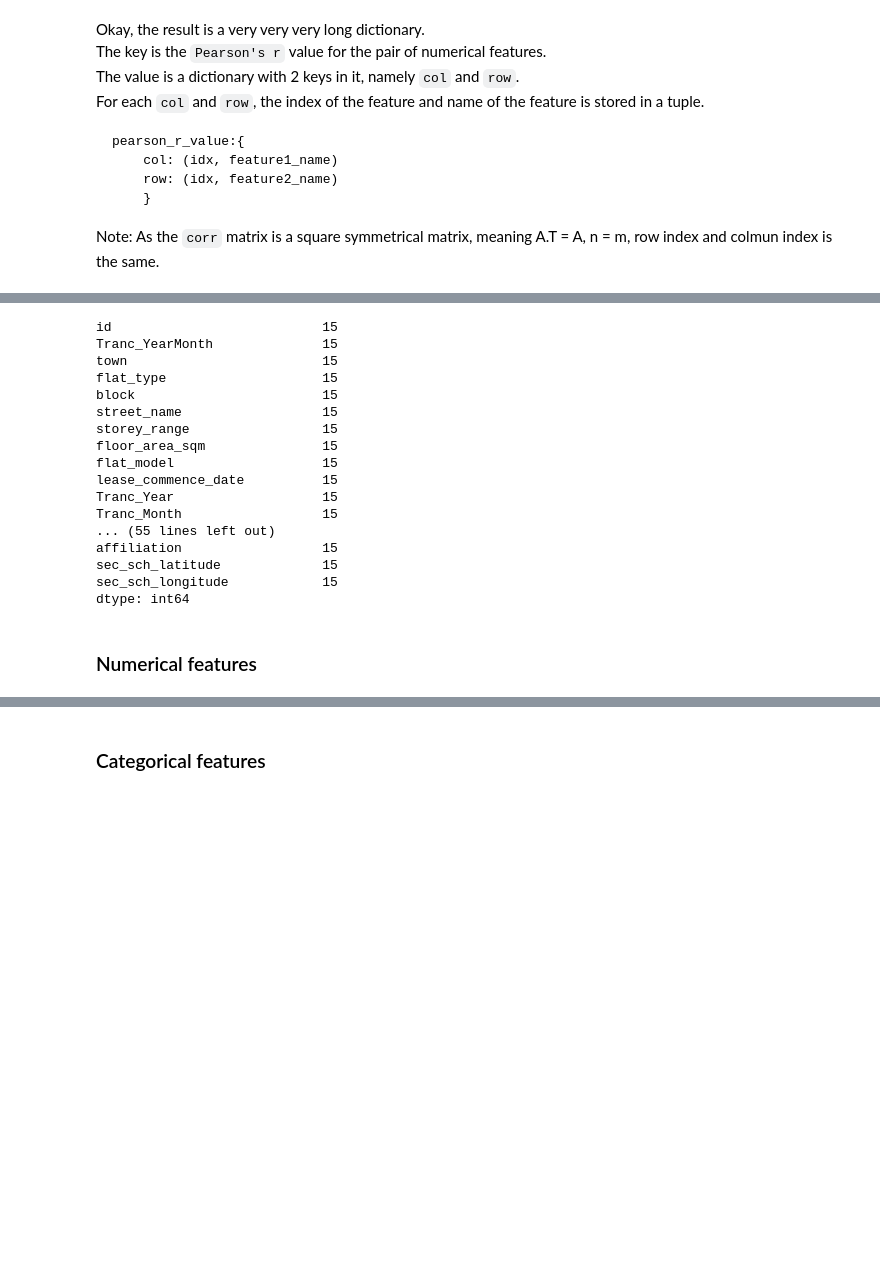
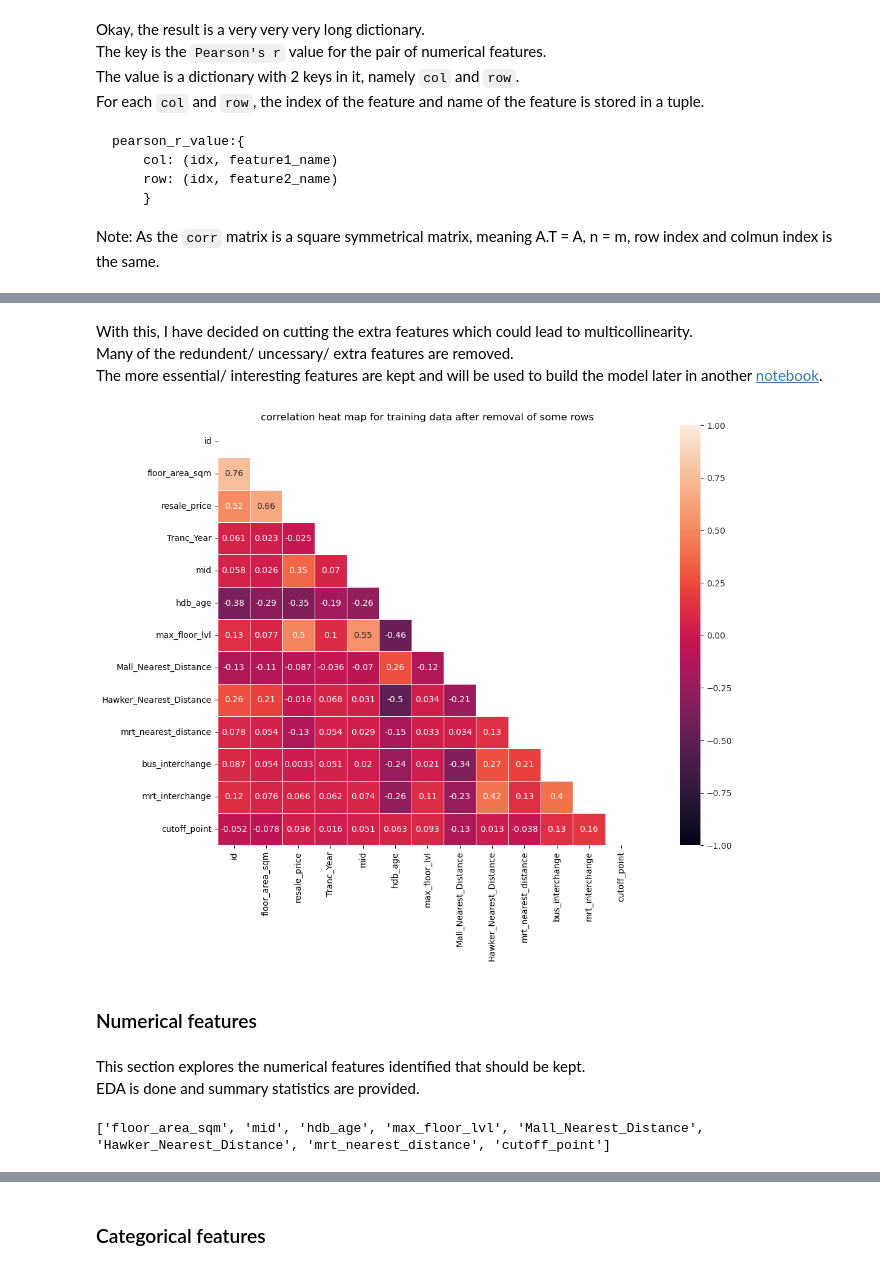
Before and after one commit to Luke-zm/DSI_Proj, a Jupyter notebook: project_2/code/house_EDA.ipynb, the cells around one changed output, grey strips where cells are left out. Saved outputs shown, nothing was run; the diff lists cells and outputs as text; code cells hidden in the pictures; blank space fills up the shorter version.

```diff
--- a/project_2/code/house_EDA.ipynb
+++ b/project_2/code/house_EDA.ipynb
@@ -530,20 +490,0 @@ array(['KALLANG/WHAMPOA', 'BISHAN', 'BUKIT BATOK', 'YISHUN', 'GEYLANG',
-# %%
-train_copy.loc[train_copy.market_hawker == 'Y'].count()
-# %% [output]
-id                           15
-Tranc_YearMonth              15
-town                         15
-flat_type                    15
-block                        15
-street_name                  15
-storey_range                 15
-floor_area_sqm               15
-flat_model                   15
-lease_commence_date          15
-Tranc_Year                   15
-Tranc_Month                  15
-... (55 lines left out)
-affiliation                  15
-sec_sch_latitude             15
-sec_sch_longitude            15
-dtype: int64
@@ -550,2 +493,24 @@ dtype: int64
+# %% [markdown]
+With this, I have decided on cutting the extra features which could lead to multicollinearity.
+Many of the redundent/ uncessary/ extra features are removed.
+The more essential/ interesting features are kept and will be used to build the model later in another [notebook](./house_reg_model.ipynb).
+# %%
+reduced_train = pd.read_csv('../datasets/reduced_train.csv')
+# %%
+plt.figure(figsize = (18,9))
+plt.title("correlation heat map for training data after removal of some rows")
+# Get correlation of variables.
+corr = reduced_train.corr(numeric_only=True)
+# Set up mask to be “True” in the upper triangle.
+mask = np.zeros_like(corr)
+mask[np.triu_indices_from(mask)] = True
+# Plot our correlation heatmap, while masking the upper triangle to be white.
+with sns.axes_style("white"):
+    sns.heatmap(corr, mask = mask, square = True, annot = True, vmin = -1, vmax = 1, linewidths = .5)
+# %% [output]
+[figure, added]
 # %% [markdown]
 ### Numerical features
+# %% [markdown]
+This section explores the numerical features identified that should be kept.
+EDA is done and summary statistics are provided.
@@ -551,0 +521,9 @@ dtype: int64
+# %%
+numeric_features = reduced_numeric.columns
+numeric_features = list(numeric_features)
+not_numeric = ['id', 'resale_price', 'bus_interchange', 'mrt_interchange', 'Tranc_Year']
+for feature in not_numeric:
+    numeric_features.remove(feature)
+print(numeric_features)
+# %% [output]
+['floor_area_sqm', 'mid', 'hdb_age', 'max_floor_lvl', 'Mall_Nearest_Distance', 'Hawker_Nearest_Distance', 'mrt_nearest_distance', 'cutoff_point']
```
Also changed, not shown: parts of 72 cells of this notebook, 8 other files.
